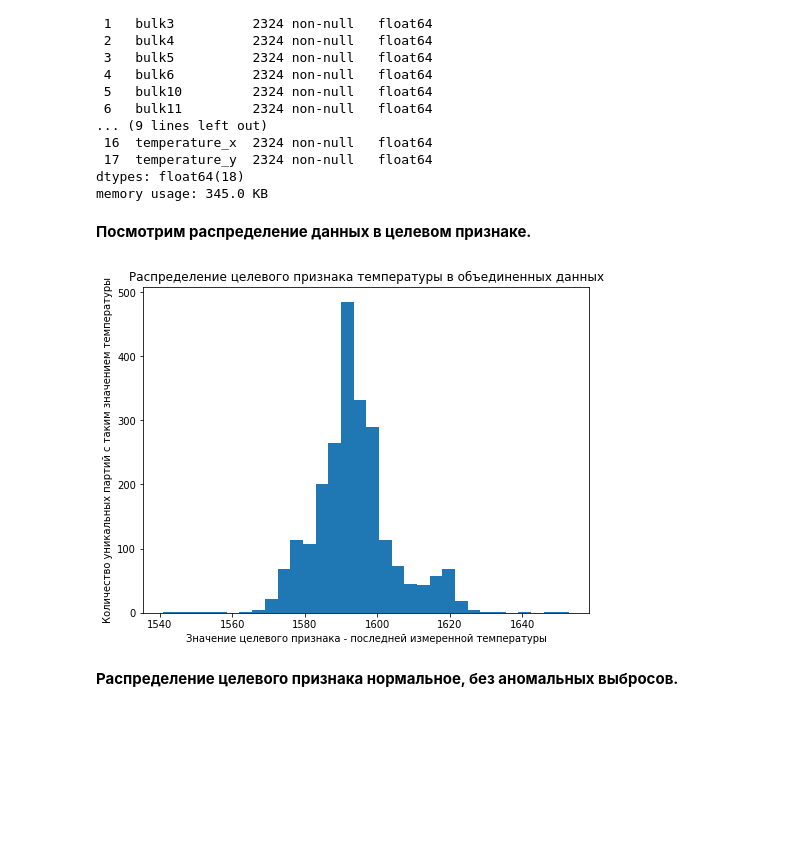
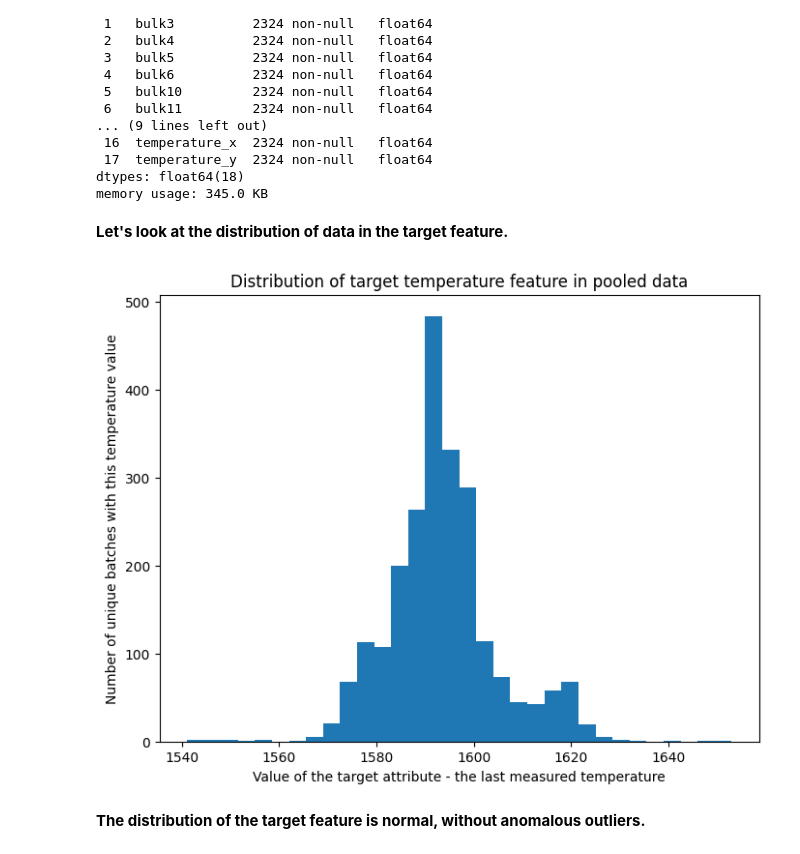
Before and after one commit to dsintheocean/steel-temperature-prediction, a Jupyter notebook: eng_temp_predict.ipynb, the cells around one changed output. Cells and saved outputs as stored; diff of their text form; code cells hidden in the pictures; blank space fills up the shorter version.

```diff
--- a/eng_temp_predict.ipynb
+++ b/eng_temp_predict.ipynb
@@ -817,11 +817,11 @@ drop_col('wire', wires_to_del)
 # %%
 for key in ['bulk', 'wire']:
-    print(f'Суммарное кол-во пропусков во всех признаках '
-          f'датафрейма "{key}" = {df_dict_f[key].isna().sum().sum()}')
-    print(f'Размер датафрейма "{key}" до заполнения пропусков: {df_dict_f[key].shape} \n')
-    df_dict_f[key] = df_dict_f[key].fillna(0)
-    print(f'Суммарное кол-во пропусков во всех признаках датафрейма '
-          f'"{key}" после заполнения пропусков = {df_dict_f[key].isna().sum().sum()}')
-    print(f'Размер датафрейма "{key}" после заполнения пропусков: {df_dict_f[key].shape} \n')
-    print(f'Первые строки датафрейма "{key}" после заполнения пропусков: \n{df_dict_f[key].head(2)}\n', '-'*75)
+     print(f'Total number of omissions in all features '
+           f'dataframe "{key}" = {df_dict_f[key].isna().sum().sum()}')
+     print(f'Size of dataframe "{key}" before gap filling: {df_dict_f[key].shape} \n')
+     df_dict_f[key] = df_dict_f[key].fillna(0)
+     print(f'Total number of gaps in all features of the dataframe '
+           f'"{key}" after filling in the blanks = {df_dict_f[key].isna().sum().sum()}')
+     print(f'Size of dataframe "{key}" after filling in the blanks: {df_dict_f[key].shape} \n')
+     print(f'First lines of the dataframe "{key}" after filling in the gaps: \n{df_dict_f[key].head(2)}\n', '-'*75)
 # %% [output]
@@ -1198,16 +1188,16 @@ Data columns (total 18 columns):
 dtypes: float64(18)
 memory usage: 345.0 KB
 # %% [markdown]
-**Посмотрим распределение данных в целевом признаке.**
+**Let's look at the distribution of data in the target feature.**
 # %%
 plt.figure(figsize=(8, 6))
 plt.hist(df['temperature_y'], bins=32)
-plt.xlabel('Значение целевого признака - последней измеренной температуры')
-plt.ylabel('Количество уникальных партий с таким значением температуры')
-plt.title('Распределение целевого признака температуры в объединенных данных')
+plt.xlabel('Value of the target attribute - the last measured temperature')
+plt.ylabel('Number of unique batches with this temperature value')
+plt.title('Distribution of target temperature feature in pooled data')
 plt.show()
 # %% [output]
-[figure, old version]
+[figure, new version]
 # %% [markdown]
-**Распределение целевого признака нормальное, без аномальных выбросов.**
+**The distribution of the target feature is normal, without anomalous outliers.**
 # %% [markdown]
```
Also changed, not shown: parts of 54 cells of this notebook.
